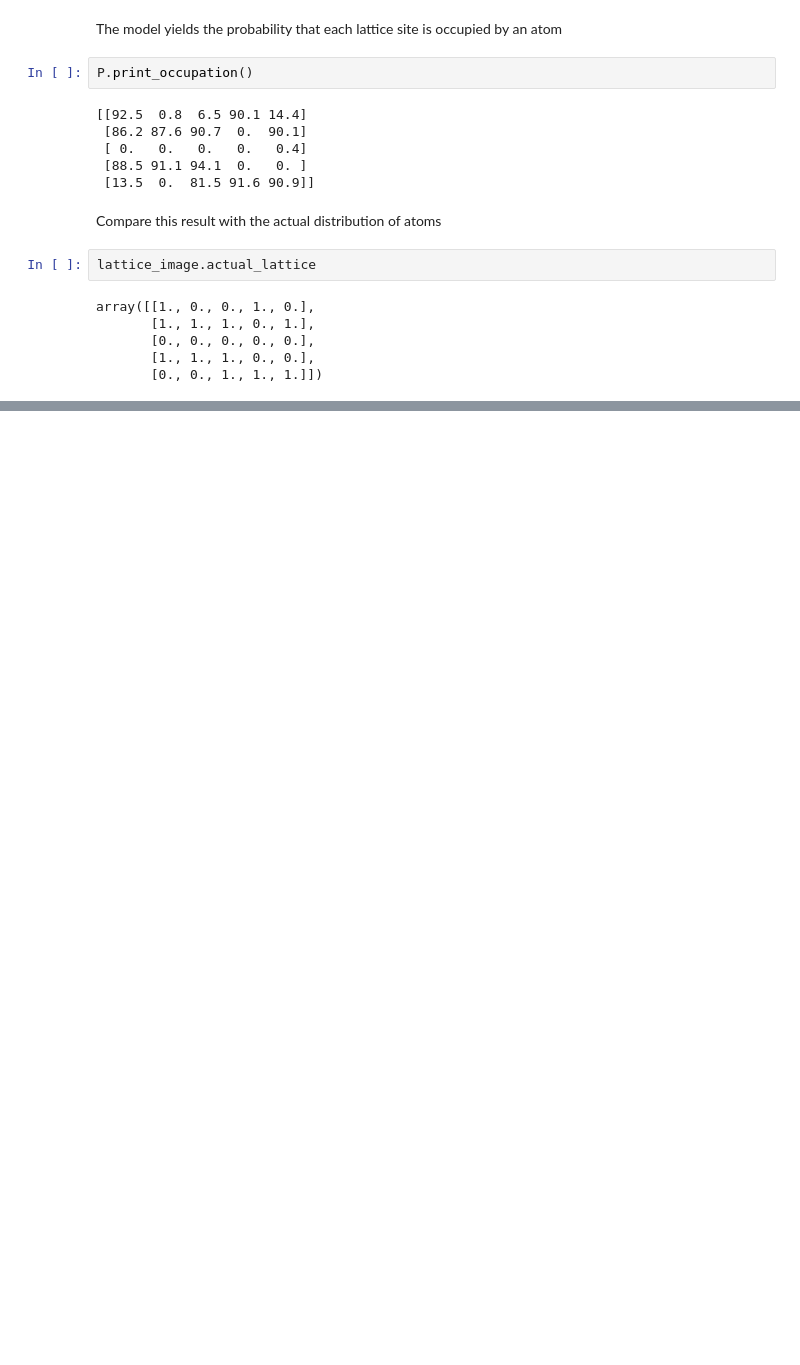
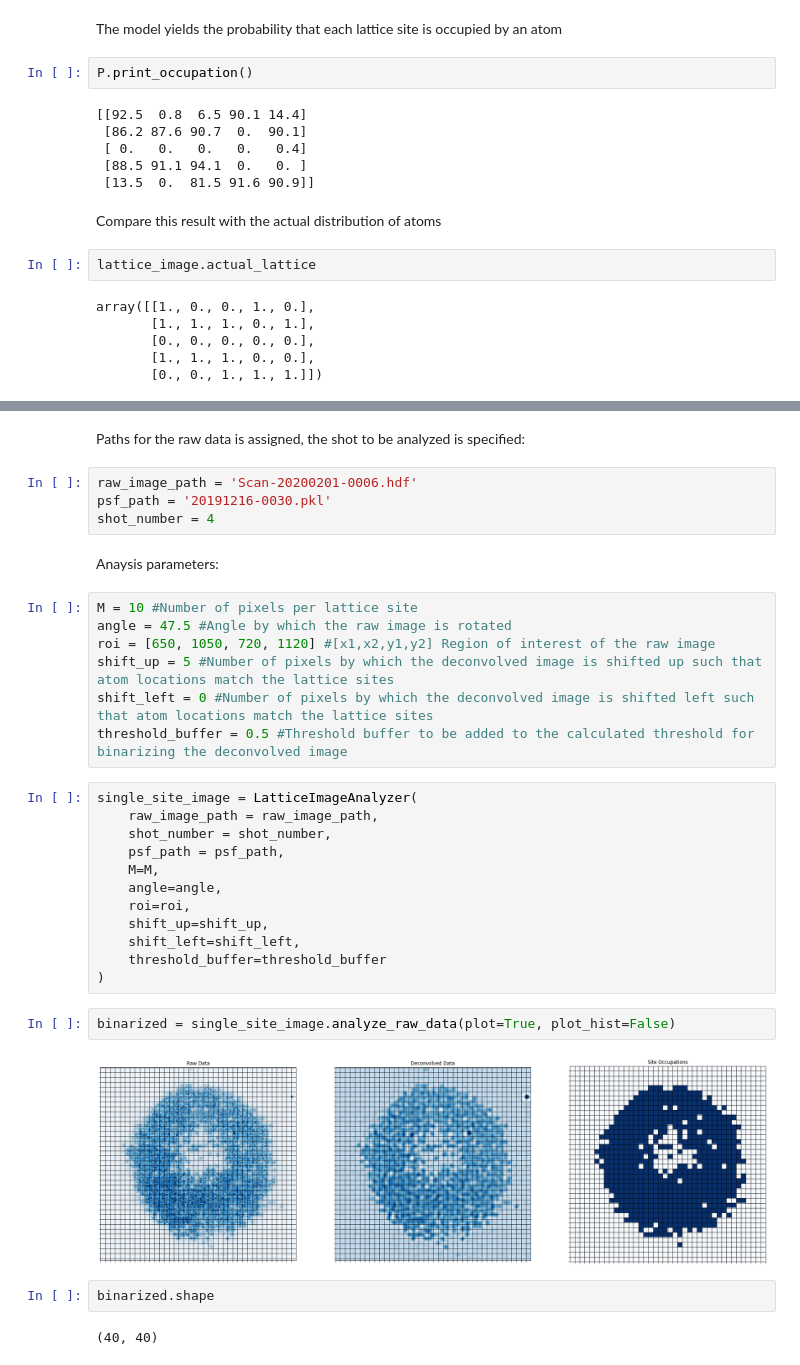
Before and after one commit to phys201/optical_lattice, a Jupyter notebook: optical_lattice/tutorial.ipynb, the cells around one changed output, grey strips where cells are left out. Drawn from its saved outputs; the diff is of its cells as text; blank space fills up the shorter version.

```diff
--- a/optical_lattice/tutorial.ipynb
+++ b/optical_lattice/tutorial.ipynb
@@ -82,0 +89,35 @@ array([[1., 0., 0., 1., 0.],
+# %% [markdown]
+Paths for the raw data is assigned, the shot to be analyzed is specified:
+# %%
+raw_image_path = 'Scan-20200201-0006.hdf'
+psf_path = '20191216-0030.pkl'
+shot_number = 4
+# %% [markdown]
+Anaysis parameters:
+# %%
+M = 10 #Number of pixels per lattice site
+angle = 47.5 #Angle by which the raw image is rotated
+roi = [650, 1050, 720, 1120] #[x1,x2,y1,y2] Region of interest of the raw image
+shift_up = 5 #Number of pixels by which the deconvolved image is shifted up such that atom locations match the lattice sites
+shift_left = 0 #Number of pixels by which the deconvolved image is shifted left such that atom locations match the lattice sites
+threshold_buffer = 0.5 #Threshold buffer to be added to the calculated threshold for binarizing the deconvolved image
+# %%
+single_site_image = LatticeImageAnalyzer(
+    raw_image_path = raw_image_path,
+    shot_number = shot_number,
+    psf_path = psf_path,
+    M=M,
+    angle=angle,
+    roi=roi,
+    shift_up=shift_up,
+    shift_left=shift_left,
+    threshold_buffer=threshold_buffer
+)
+# %%
+binarized = single_site_image.analyze_raw_data(plot=True, plot_hist=False)
+# %% [output]
+[figure, added]
+# %%
+binarized.shape
+# %% [output]
+(40, 40)
```
Also changed, not shown: parts of 3 cells of this notebook.
